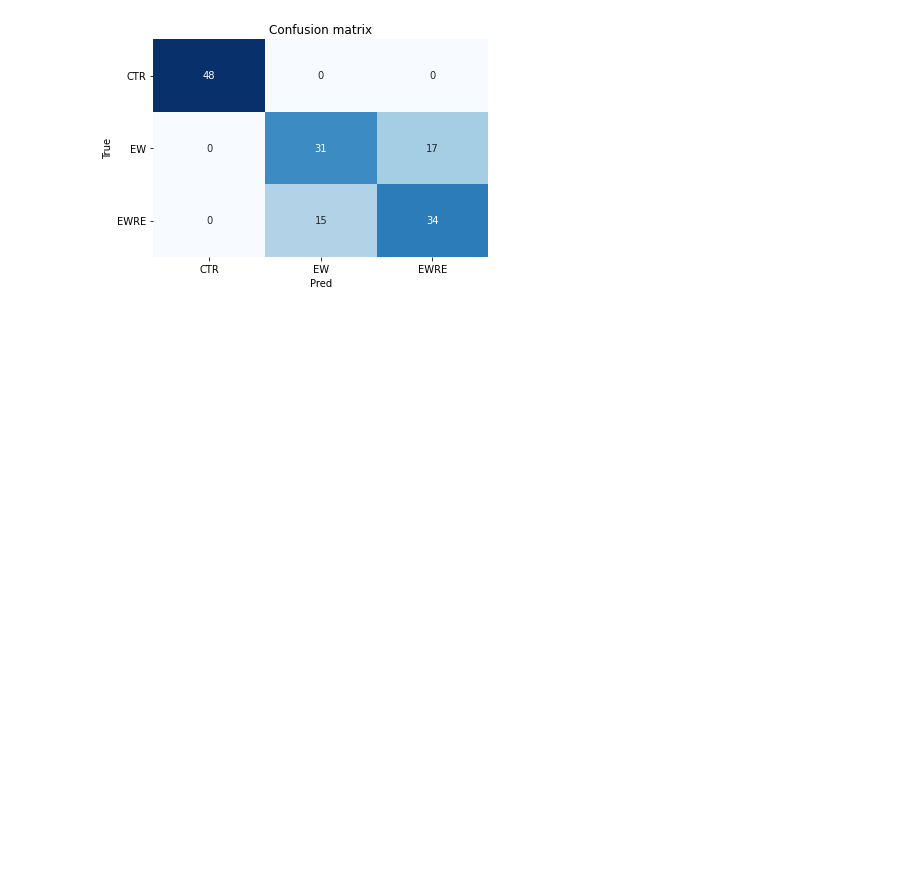
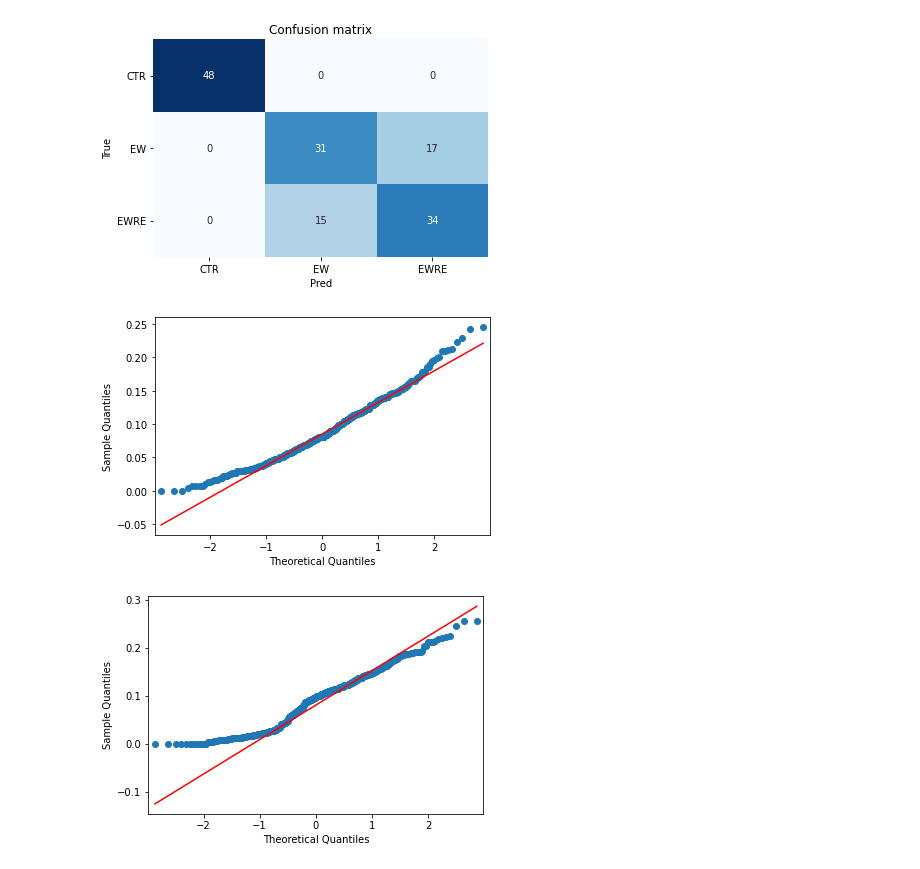
Before and after one commit to lucia-lux/EW_analysis, a Jupyter notebook: writing_analysis_jan.ipynb, the cells around one changed output. Drawn from its saved outputs; the diff is of its cells as text; code cells hidden in the pictures; blank space fills up the shorter version.

Commit message:
added visualizations to text analysis

```diff
--- a/writing_analysis_jan.ipynb
+++ b/writing_analysis_jan.ipynb
@@ -807,6 +807,33 @@ class Word_Freq_Analyzer:
         sns.heatmap(cm, annot=True, fmt='d', ax=ax, cmap=plt.cm.Blues, cbar=False)
         ax.set(xlabel="Pred", ylabel="True", xticklabels= classes, yticklabels=classes, title="Confusion matrix")
         plt.yticks(rotation=0)
+# %%
+class Visualization:
+    """ class for data visualization"""
+    def __init__(self,data):
+        self.data = data
+
+    def visualize_dist(self, distribution = None):
+        """
+        shows qq plot of var_name against
+        either gamma or gaussian dist
+        Parameters
+        ----------
+        var_name:   str
+            feature to plot
+        distribution:
+            if supplied, will plot against gamma
+            instead of Gaussian.
+            Recommend float, str or int as flag.
+            (Function only checks if flag is not None)
+        """
+        if not distribution:
+            fig = sm.qqplot(self.data,line = 'q')
+            fig.show()
+        else:
+            distribution = distribution
+            fig = sm.qqplot(self.data,dist = stats.gamma,distargs = (4,),line = 'q')
+            fig.show()
 # %%
 home = 0
 if home:
@@ -884,6 +911,13 @@ pols = ['compound','pos','neg']
 for pol in pols:
     writing_df = get_polarity(writing_df,'writing',pol)
 
-sent_types = ['sentiment_pos_vader','sentiment_neg_vader', 'sentiment_compound_vader']
+sent_types = ['sentiment_pos_vader','sentiment_neg_vader']#, 'sentiment_compound_vader']
 scaler = RobustScaler()
 writing_df = scale_features(writing_df, sent_types, scaler)
+# %%
+for sent in sent_types:
+    va = Visualization(writing_df[sent])
+    va.visualize_dist()
+# %% [output]
+[figure, added]
+[figure, added]
```
Also changed, not shown: parts of 7 cells of this notebook, 15 other files.
